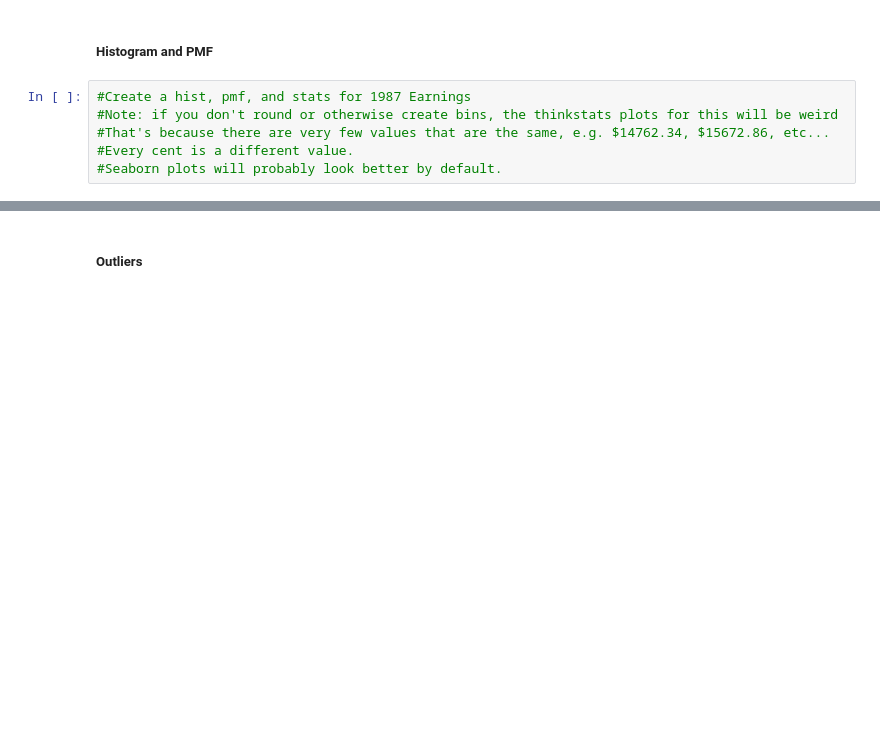
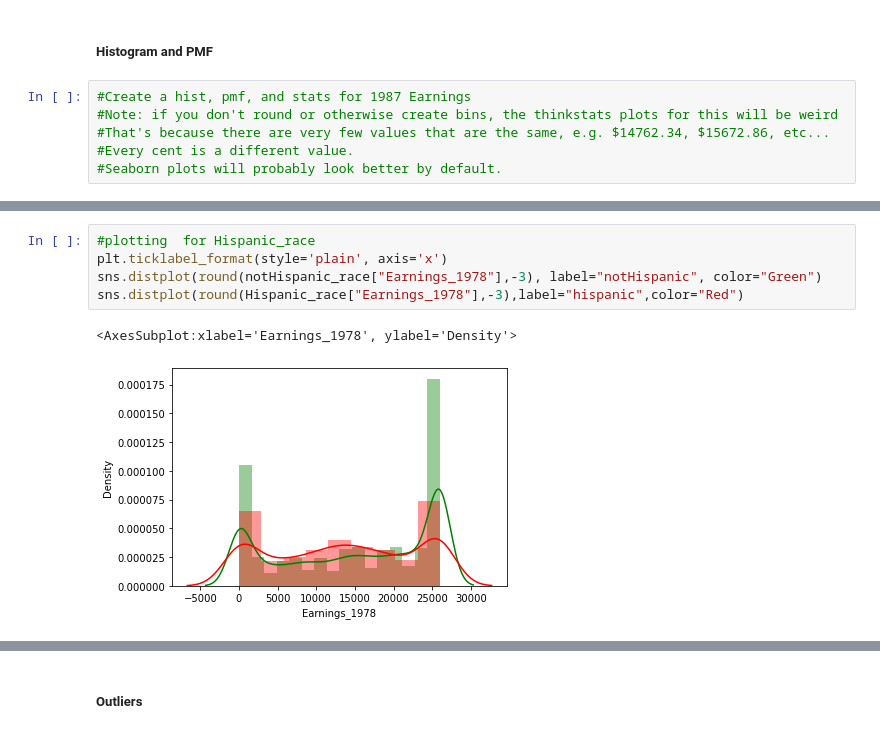
Before and after one commit to Isaacjimoh/BSIP_Assignment_1_Students, a Jupyter notebook: stats_asn_1_stud_temp.ipynb, the cells around one changed output, grey strips where cells are left out. Drawn from its saved outputs; the diff is of its cells as text; blank space fills up the shorter version.

```diff
--- a/stats_asn_1_stud_temp.ipynb
+++ b/stats_asn_1_stud_temp.ipynb
@@ -278,0 +302,8 @@ Effect size on earnings by marital status:  0.5737396692403472
+# %%
+#plotting  for Hispanic_race
+plt.ticklabel_format(style='plain', axis='x')
+sns.distplot(round(notHispanic_race["Earnings_1978"],-3), label="notHispanic", color="Green")
+sns.distplot(round(Hispanic_race["Earnings_1978"],-3),label="hispanic",color="Red")
+# %% [output]
+<AxesSubplot:xlabel='Earnings_1978', ylabel='Density'>
+[figure, added]
```
Also changed, not shown: parts of 11 cells of this notebook.
